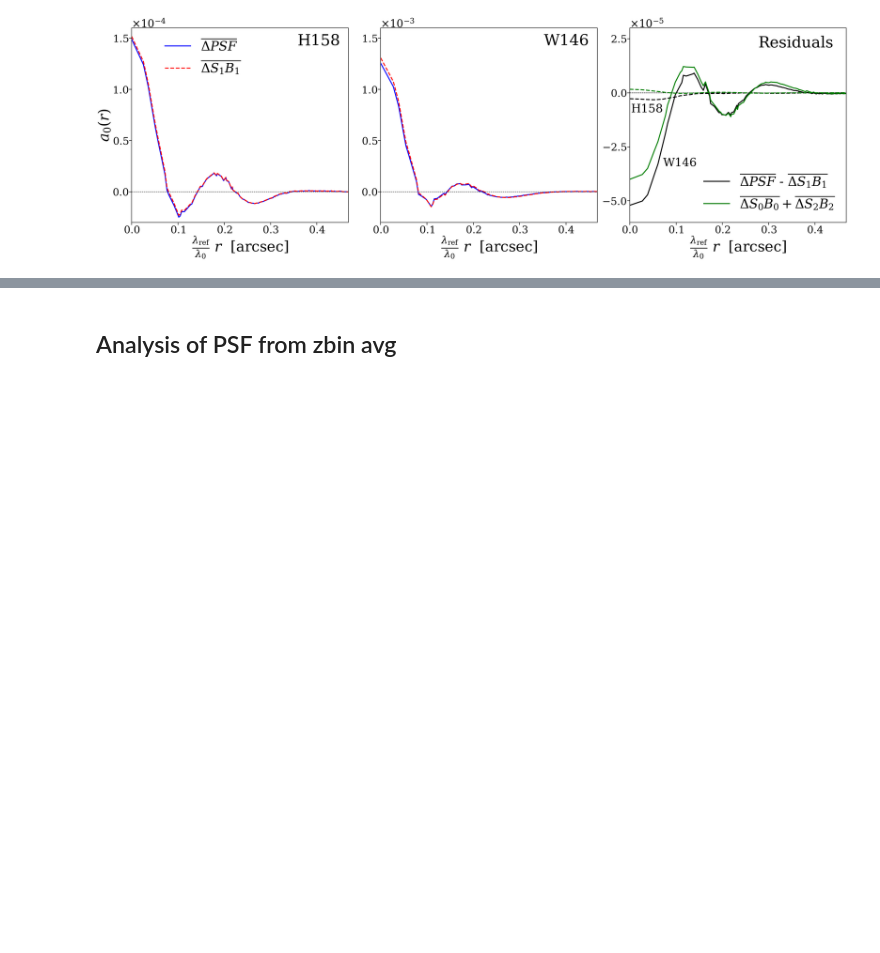
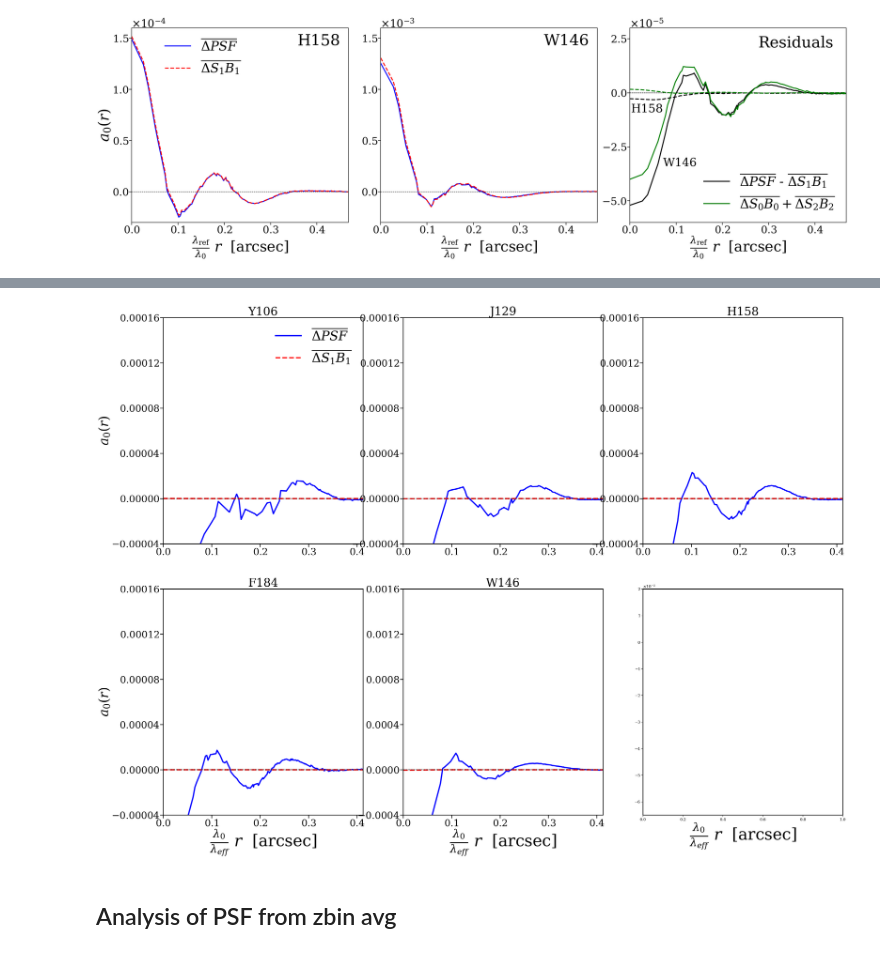
Before and after one commit to Roman-HLIS-Cosmology-PIT/RomanChromaticPSF, a Jupyter notebook: notebooks/ChromaticPaperPlots.ipynb, the cells around one changed output, grey strips where cells are left out. Saved outputs shown, nothing was run; the diff lists cells and outputs as text; code cells hidden in the pictures; blank space fills up the shorter version.

```diff
--- a/notebooks/ChromaticPaperPlots.ipynb
+++ b/notebooks/ChromaticPaperPlots.ipynb
@@ -1772,3 +1863,76 @@ plt.show()
+# %%
+fig, axs = plt.subplots(figsize=(38,28), nrows=2, ncols=3, sharex=False, sharey=False)
+fig.subplots_adjust(wspace=0.2, hspace=0.2)
+colors = ['blue', 'orange', 'green']
+#x_labels = [r'z-y',r'y-j',r'j-h',r'h-f',r'f-w', r'z-y$_s$', r'y - j$_s$',r'j-h$_s$',r'h-f$_s$',r'f-w$_s$','x', 'y', 'SCA']
+#x_labels =[]
+labels = ['PC 1', 'PC 2', 'PC 3']
+SCA = 7
+scale = roman.pixel_scale/4
+lam_ratio = 1460/eff_wave
+for i in range(2):
+    max_ = 2
+    if i == 0:
+        max_ = 3
+    for j in range(max_):
+        filter_name = str(filters[3*i + j ])#.copy()
+        l = j
+        if filter_name == 'K213':
+            filter_name = 'W146'
+            l += 1
+        #a_0 = np.array(rad_profs_all[3*i + l +1 ])[SCAs[:1000] == SCA]
+        #mean_a0 = np.mean(a_0, axis = 0)
+        #std_a0 = np.std(a_0, axis = 0)/np.sqrt(len(a_0) - 1)
+        img_bas = imgs_basis[filter_name][SCA - 1]
+        rad_prof_r, mean_a0 = radial_profile(corr_diff_psf_gal[filter_name])
+        #rad_prof_r, rad_prof = radial_profile(img_bas)
+        rad_prof_r, rad_prof = radial_profile(corr_diff_psf[filter_name])
+        #rad_prof_r, rad_prof_2nd = radial_profile(corr_diff2nd_psf[filter_name])
+        #img_bas_2 = imgs_basis_2[filter_name][SCA - 1]
+        #rad_prof_r_2, rad_prof_2 = radial_profile(img_bas)
+        #rad_prof *= np.mean(coeff_diff[filter_name][:1000])
+        int_str = r'$\int \;  d\lambda \; PSF(x,y, \lambda) F(\lambda) (\lambda - \lambda_0)$'
+        int_str = r'$\overline{\Delta S_1 B_1}$'
+        #axs[i,j].plot(prof_t_1[0], prof_t_1[1]/np.min(prof_t_1[1]), lw = 4,color = 'red', label = int_str)
+        axs[i,j].plot(rad_prof_r*scale*lam_ratio[3*i + l ], mean_a0, lw = 4,color = colors[0], label = r'$\overline{\Delta PSF}$')
+        axs[i,j].plot(rad_prof_r*scale*lam_ratio[3*i + l ], rad_prof[:len(rad_prof_r)], lw = 4,ls = '--', color = 'red', label = int_str)
+
+        axs[i,j].set_title( filters[3*i + l] , fontsize = 36)
+        axs[i,j].set_xlim(0,15*scale)
+        #axs[i,j].set_ylim(-0.3,1)
+        #axs[i,j].set_xscale('symlog')
+        axs[i,j].axhline(y = 0, color = 'black', ls = '--')
+        axs[i,j].tick_params(axis='both', which='major', labelsize=22)
+        axs[i,j].tick_params('both', length=10, width=2, labelsize=30, which='major')
+        axs[i,j].tick_params('both', length=10, width=2, labelsize=30, which='minor')
+        axs[i,j].yaxis.set_major_locator(plt.MaxNLocator(5))
+
+axs[0,0].set_ylabel(r'$a_0 (r)$', fontsize = 40)
+axs[1,0].set_ylabel(r'$a_0 (r)$', fontsize = 40)
+axs[1,0].set_xlabel(r'$\frac{\lambda_0}{\lambda_{eff}}\; r $  [arcsec]', fontsize = 50)
+axs[1,1].set_xlabel(r'$\frac{\lambda_0}{\lambda_{eff}}\; r $  [arcsec]', fontsize = 50)
+axs[1,2].set_xlabel(r'$\frac{\lambda_0}{\lambda_{eff}}\; r $  [arcsec]', fontsize = 50)
+axs[0,0].legend(frameon = False, fontsize = 40)
+
+
+
+axs[i,j].tick_params(axis='both', which='major', labelsize=22)
+axs[i,j].tick_params('both', length=10, width=2, labelsize=30, which='major')
+axs[i,j].tick_params('both', length=10, width=2, labelsize=30, which='minor')
+axs[i,j].yaxis.set_major_locator(plt.MaxNLocator(5))
+axs[i,j].ticklabel_format(axis='y', style='plain')
+axs[1,0].ticklabel_format(axis='y', style='plain')
+
+axs[0,0].set_ylim(-4e-5,1.6e-4 )
+axs[0,1].set_ylim(-4e-5,1.6e-4 )
+axs[0,2].set_ylim(-4e-5,1.6e-4 )
+axs[1,0].set_ylim(-4e-5,1.6e-4  )
+axs[1,1].set_ylim(-4e-4,1.6e-3 )
+axs[1,2].set_ylim(-6.5e-5,2e-5 )
+
+plt.show()
+# %% [output]
+[figure, added]
 # %% [markdown]
 ## Analysis of PSF from zbin avg
 # %%
```
Also changed, not shown: parts of 28 cells of this notebook, 1 other file.
